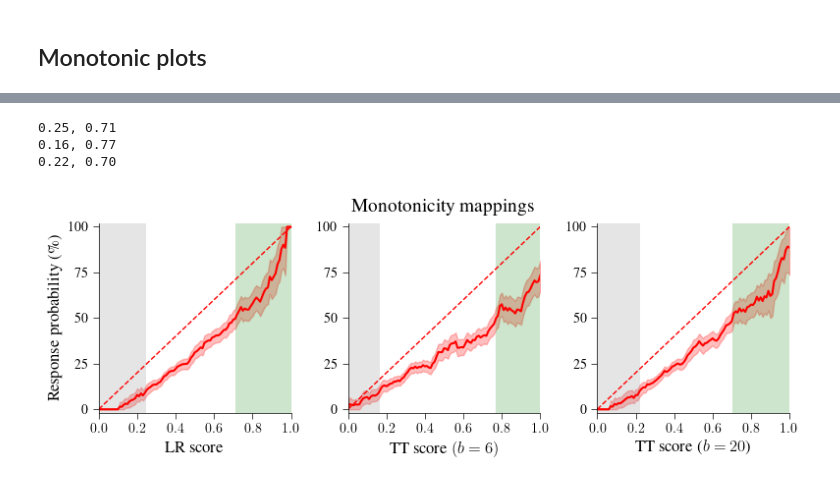
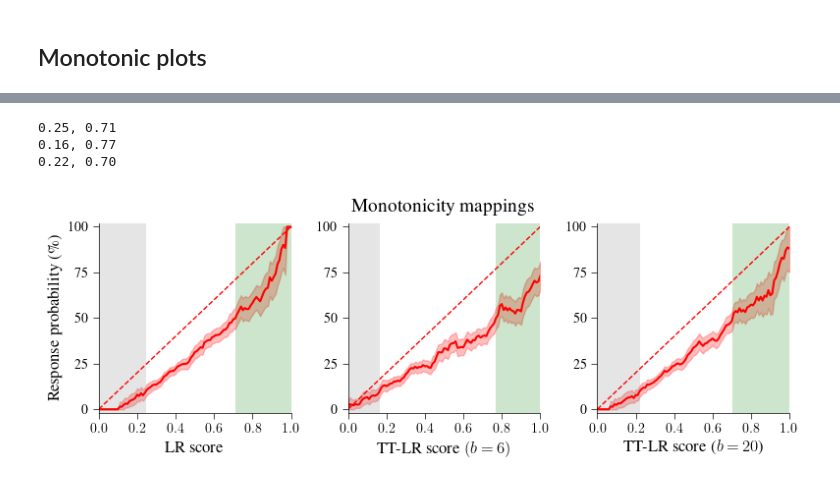
Before and after one commit to joserapa98/tns4loris, a Jupyter notebook: interpretability/interpretability.ipynb, the cells around one changed output, grey strips where cells are left out. Saved outputs shown, nothing was run; the diff lists cells and outputs as text; code cells hidden in the pictures.

```diff
--- a/interpretability/interpretability.ipynb
+++ b/interpretability/interpretability.ipynb
@@ -1294,33 +1294,33 @@ ax[0], x_gray, x_green = response_curve(lr_van_model,
                                         'LR score',
                                         ax[0])
 print(f'{x_gray:.2f}, {x_green:.2f}')
 
 ax[1], x_gray, x_green = response_curve(tt_model,
                                         xt_train,
                                         yt_train,
-                                        r'TT score \fontfamily{cmr}\selectfont ($b=6$)',
+                                        r'TT-LR score \fontfamily{cmr}\selectfont ($b=6$)',
                                         ax[1])
 print(f'{x_gray:.2f}, {x_green:.2f}')
 
 ax[2], x_gray, x_green = response_curve(tt_model2,
                                         xt_train,
                                         yt_train,
-                                        r'TT score ($b=20$)',
+                                        r'TT-LR score ($b=20$)',
                                         ax[2])
 print(f'{x_gray:.2f}, {x_green:.2f}')
 
 
 ax[0].set_ylabel('Response probability (\%)')
 
 fig.suptitle('Monotonicity mappings', x=0.525, y=0.91, fontsize=14)
 
 
 plt.tight_layout()
 # plt.savefig(os.path.join(figures_dir, 'monotonicity.pdf'),
 #             bbox_inches='tight')
 plt.show()
 # %% [output]
 0.25, 0.71
 0.16, 0.77
 0.22, 0.70
-[figure, old version]
+[figure, new version]
```
Also changed, not shown: parts of 5 cells of this notebook, 2 other files.
